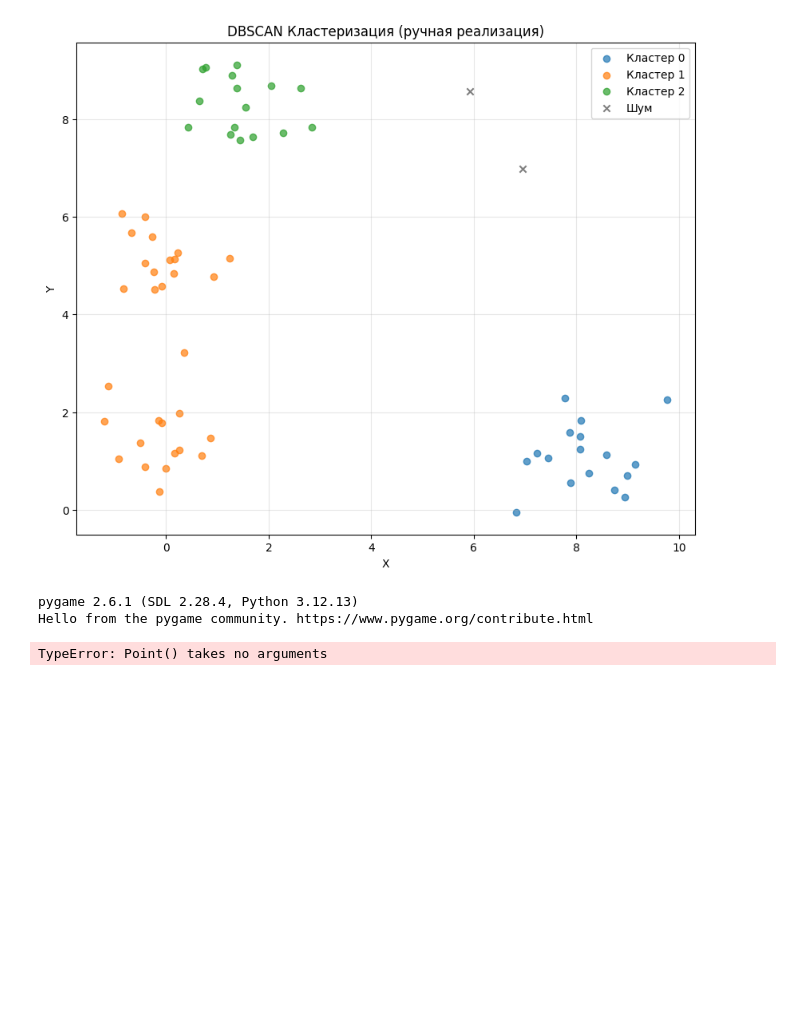
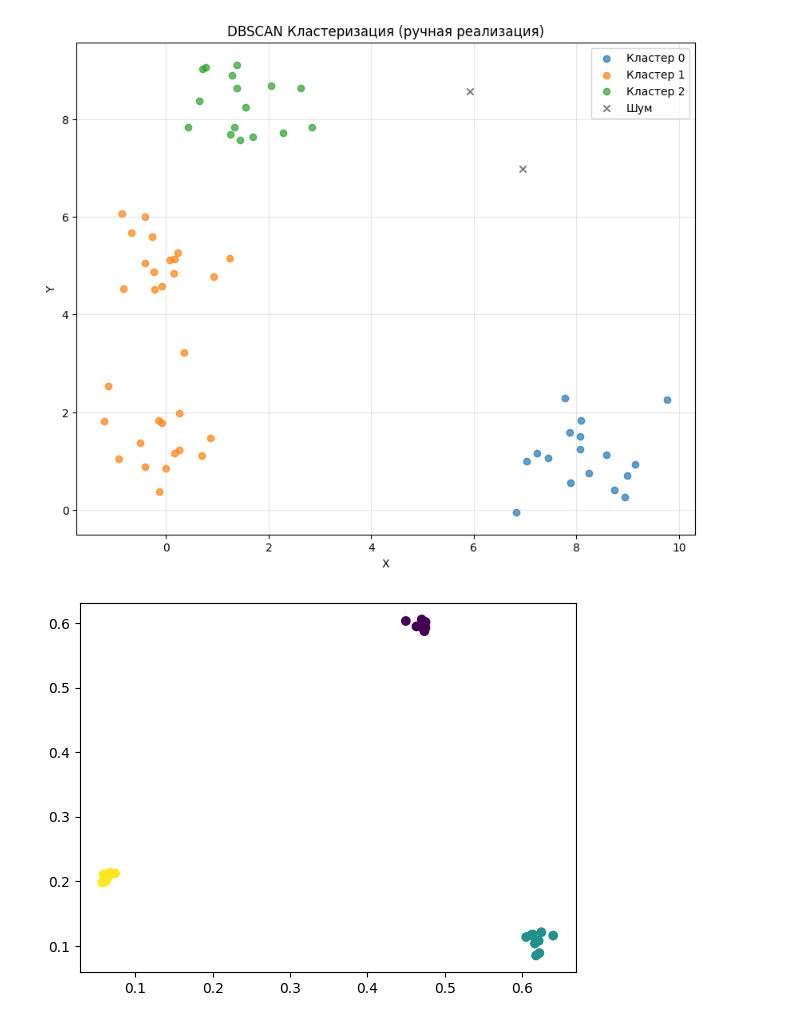
Before and after one commit to csorty/car, a Jupyter notebook: dbscan.ipynb, the cells around one changed output. Saved outputs shown, nothing was run; the diff lists cells and outputs as text; code cells hidden in the pictures; blank space fills up the shorter version.

```diff
--- a/dbscan.ipynb
+++ b/dbscan.ipynb
@@ -200,11 +200,10 @@ import pygame
 import math
 from collections import deque
 import numpy as np
-
 import matplotlib.pyplot as plt
 
 class Point:
-    def init(self, x, y):
+    def __init__(self, x, y):
         self.x = x
         self.y = y
 
@@ -243,7 +242,7 @@ def my_pygame():
                 exit()
 
 class DBSCAN:
-    def init(self, eps, min_samples):
+    def __init__(self, eps, min_samples):
         self.eps = eps
         self.min_samples = min_samples
         self.labels = None
@@ -281,33 +280,31 @@ class DBSCAN:
                 self.search_cluster(points, i, neighbors, self.cluster_cnt)
         return np.array(self.labels) #self
 
     def search_cluster(self, points, point_idx, neighbors, cluster_label):
         self.labels[point_idx] = cluster_label
         queue = deque(neighbors)
         parsed = {point_idx}
 
         while queue:
             current = queue.popleft()
             if current in parsed:
                 continue
             parsed.add(current)
 
             if self.labels[current] == -1:
                 self.labels[current] = cluster_label
 
             if self.labels[current] == 0:
                 self.labels[current] = cluster_label
 
                 current_neighbors = self.find_neighbors(points, current)
 
                 if len(current_neighbors) >= self.min_samples:
                     for neighbor in current_neighbors:
                         if neighbor not in parsed and neighbor not in queue:
                             queue.append(neighbor)
 
 if __name__ == '__main__':
     main()
 # %% [output]
-pygame 2.6.1 (SDL 2.28.4, Python 3.12.13)
-Hello from the pygame community. https://www.pygame.org/contribute.html
-TypeError: Point() takes no arguments
+[figure, added]
```
